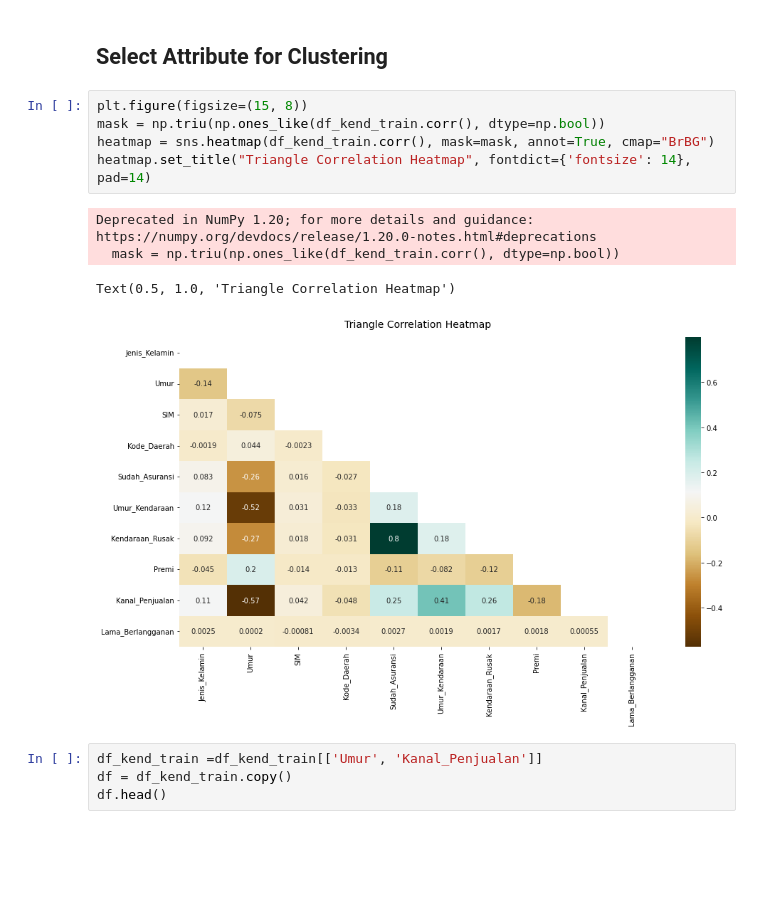
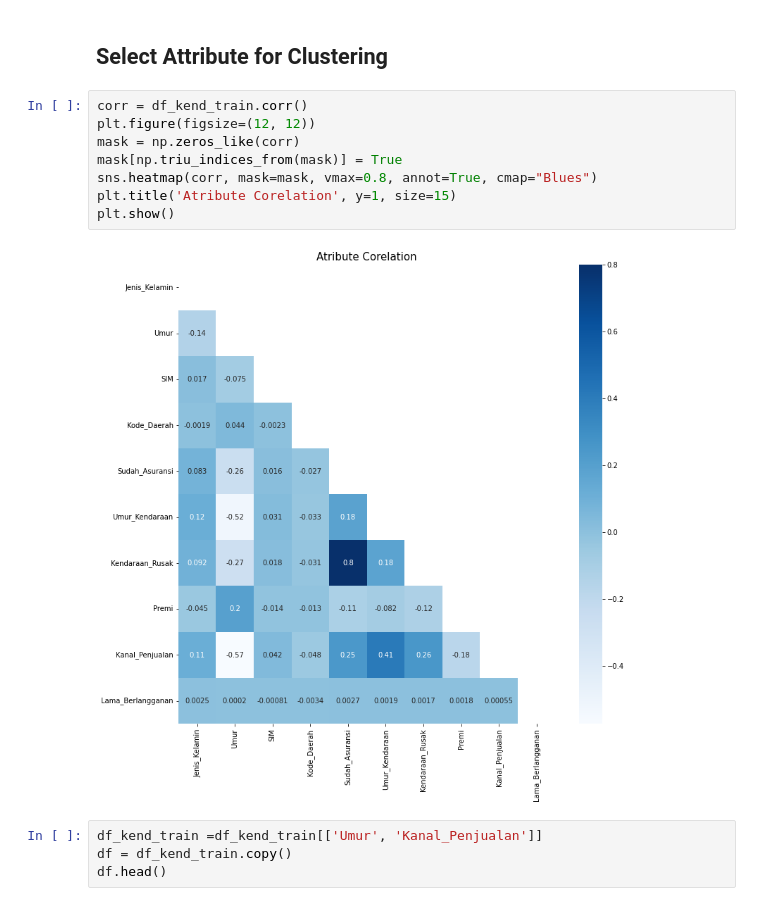
Before and after one commit to alfi2811/Tubes_Machine_Learning_Clustering, a Jupyter notebook: clusteringTask/clustering.ipynb, the cells around one changed output. Cells and saved outputs as stored; diff of their text form; blank space fills up the shorter version.

```diff
--- a/clusteringTask/clustering.ipynb
+++ b/clusteringTask/clustering.ipynb
@@ -21,15 +21,15 @@ df_kend_train.sample(5)
 # %% [markdown]
 ## Select Attribute for Clustering
-# %%
-plt.figure(figsize=(15, 8))
-mask = np.triu(np.ones_like(df_kend_train.corr(), dtype=np.bool))
-heatmap = sns.heatmap(df_kend_train.corr(), mask=mask, annot=True, cmap="BrBG")
-heatmap.set_title("Triangle Correlation Heatmap", fontdict={'fontsize': 14}, pad=14)
-# %% [output]
-Deprecated in NumPy 1.20; for more details and guidance: https://numpy.org/devdocs/release/1.20.0-notes.html#deprecations
-  mask = np.triu(np.ones_like(df_kend_train.corr(), dtype=np.bool))
-Text(0.5, 1.0, 'Triangle Correlation Heatmap')
-[figure, removed]
+# %%
+corr = df_kend_train.corr()
+plt.figure(figsize=(12, 12))
+mask = np.zeros_like(corr)
+mask[np.triu_indices_from(mask)] = True
+sns.heatmap(corr, mask=mask, vmax=0.8, annot=True, cmap="Blues")
+plt.title('Atribute Corelation', y=1, size=15)
+plt.show()
+# %% [output]
+[figure, added]
 # %%
 df_kend_train =df_kend_train[['Umur', 'Kanal_Penjualan']]
 df = df_kend_train.copy()
```
Also changed, not shown: parts of 6 cells of this notebook.
